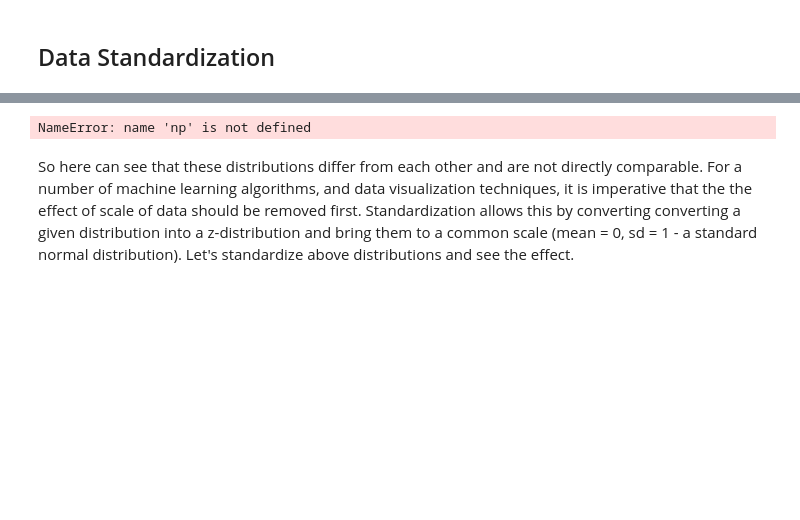
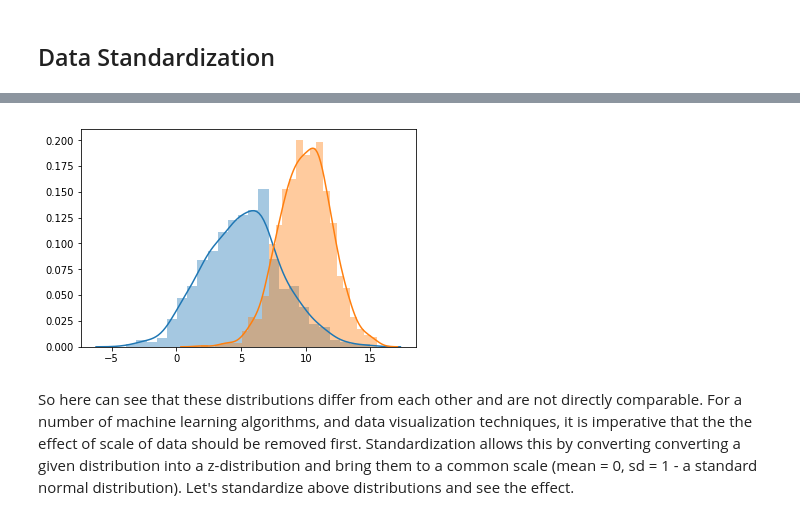
Before and after one commit to molron94/dsc-1-09-14-standard-normal-distribution-nyc-ds-career-031119, a Jupyter notebook: index.ipynb, the cells around one changed output, grey strips where cells are left out. Saved outputs shown, nothing was run; the diff lists cells and outputs as text; code cells hidden in the pictures; blank space fills up the shorter version.

```diff
--- a/index.ipynb
+++ b/index.ipynb
@@ -72,15 +72,15 @@ Data standardization is common data preprocessing skill, which is used to compar
 Let's see a quick example how we can do this. First we'll randomly generate 1000 observations each, for two normal distributions with different means and sd. We shall use seaborn for this to allow us with some quick plotting.
 # %%
 import seaborn as sns
-impor
+import numpy as np
 mean1, sd1 = 5, 3 # dist 1
 mean2, sd2 = 10,2 # dist 2
 d1 = np.random.normal(mean1, sd1, 1000)
 d2 = np.random.normal(mean2, sd2, 1000)
 sns.distplot(d1);
 sns.distplot(d2);
 # %% [output]
-NameError: name 'np' is not defined
+[figure, added]
 # %% [markdown]
 So here can see that these distributions differ from each other and are not directly comparable. For a number of machine learning algorithms, and data visualization techniques, it is imperative that the the effect of scale of data should be removed first. Standardization allows this by converting converting a given distribution into a z-distribution and bring them to a common scale (mean = 0, sd = 1 - a standard normal distribution). Let's standardize above distributions and see the effect.
 # %%
```
Also changed, not shown: parts of 1 cell of this notebook.
